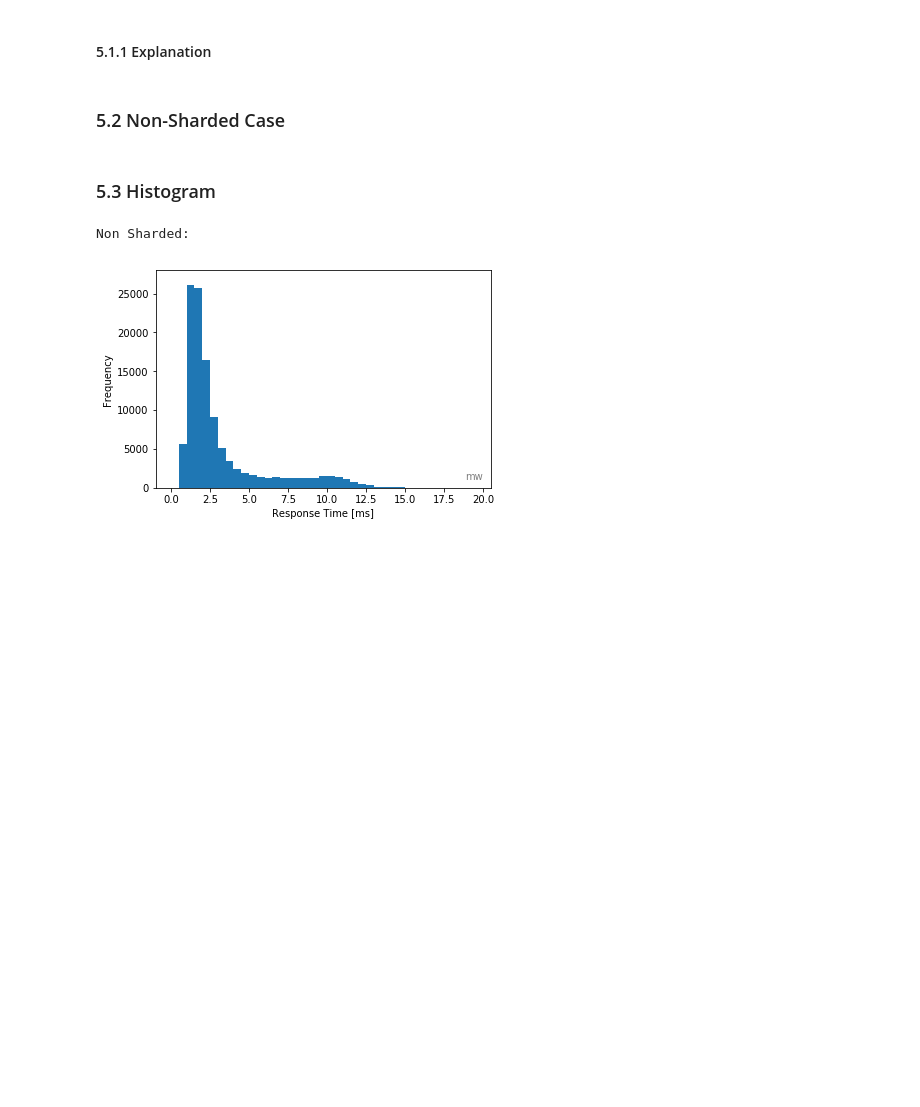
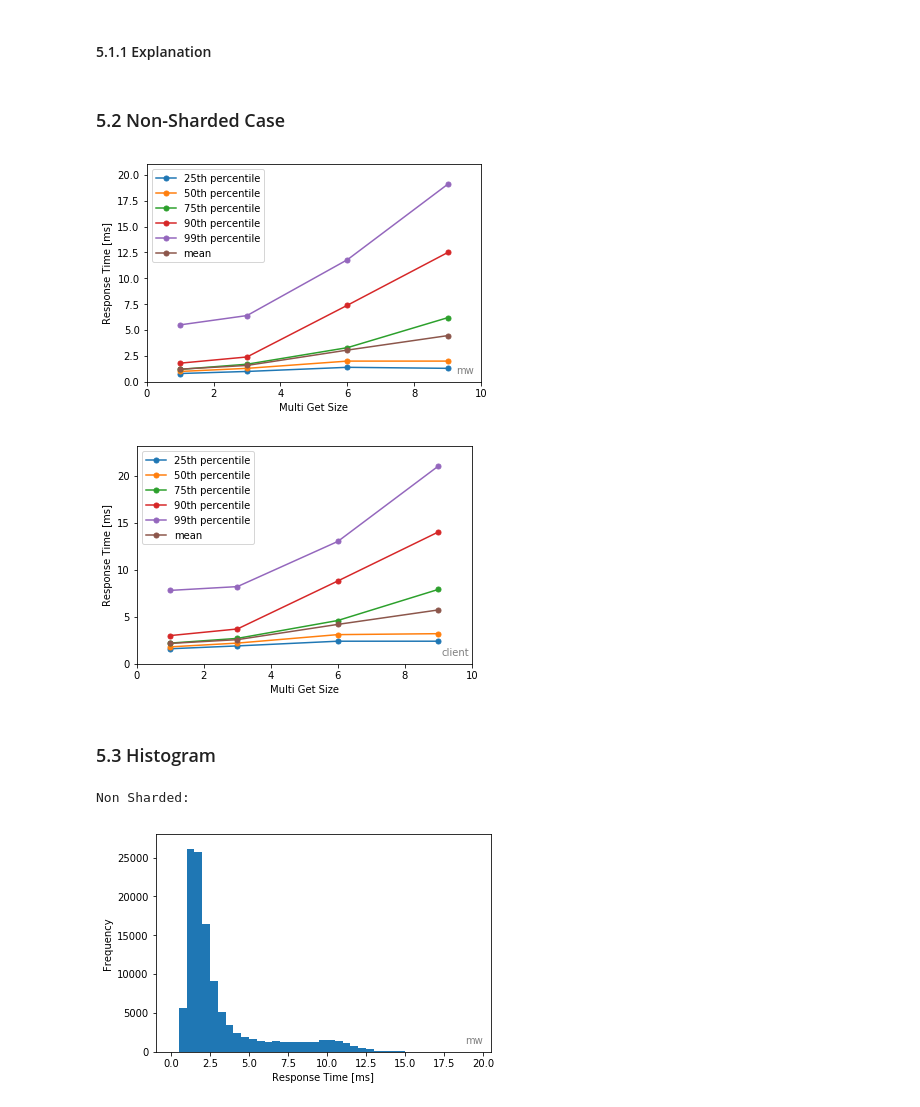
Before and after one commit to nicolas-kuechler/eth-asl-middleware-benchmark-2018, a Jupyter notebook: python/analysis/ASL - Report Notebook.ipynb, the cells around one changed output. Saved outputs shown, nothing was run; the diff lists cells and outputs as text; code cells hidden in the pictures; blank space fills up the shorter version.

```diff
--- a/python/analysis/ASL - Report Notebook.ipynb
+++ b/python/analysis/ASL - Report Notebook.ipynb
@@ -210,3 +218,21 @@ df_exp52_client = queries.query_rthist_client.load_df(suite=suite[exp_name], exp
+# %%
+exp_name="exp52"
+rep = 1
+df_exp52_mw = queries.query_rthist_mw.load_df(suite=suite[exp_name], exp=exp_name)
+df_exp52_client = queries.query_rthist_client.load_df(suite=suite[exp_name], exp=exp_name)
+
+df_exp52_mw_qtm = queries.weighted_stats.weighted_quantiles_mean(df=df_exp52_mw, value_col='rt', weight_col='rt_freq', quantiles=[0.25, 0.50, 0.75, 0.90, 0.99])
+df_exp52_client_qtm = queries.weighted_stats.weighted_quantiles_mean(df=df_exp52_client, value_col='rt', weight_col='rt_freq', quantiles=[0.25, 0.50, 0.75, 0.90, 0.99])
+
+# TODO [nku] incorporate also the other repetitions!
+df_exp52_mw_qtm = df_exp52_mw_qtm[(df_exp52_mw_qtm['rep']==rep)&(df_exp52_mw_qtm['op_type']=='get')]
+df_exp52_client_qtm = df_exp52_client_qtm[(df_exp52_client_qtm['rep']==rep)&(df_exp52_client_qtm['op_type']=='get')]
+
+plots.generate(plots.rt3, df_exp52_mw_qtm , suite[exp_name], f"{exp_name}_nonsharded_rt3")
+plots.generate(plots.rt3, df_exp52_client_qtm)
+# %% [output]
+[figure, added]
+[figure, added]
 # %% [markdown]
 ### 5.3 Histogram
 # %%
```
Also changed, not shown: parts of 4 cells of this notebook, 2 other files.
